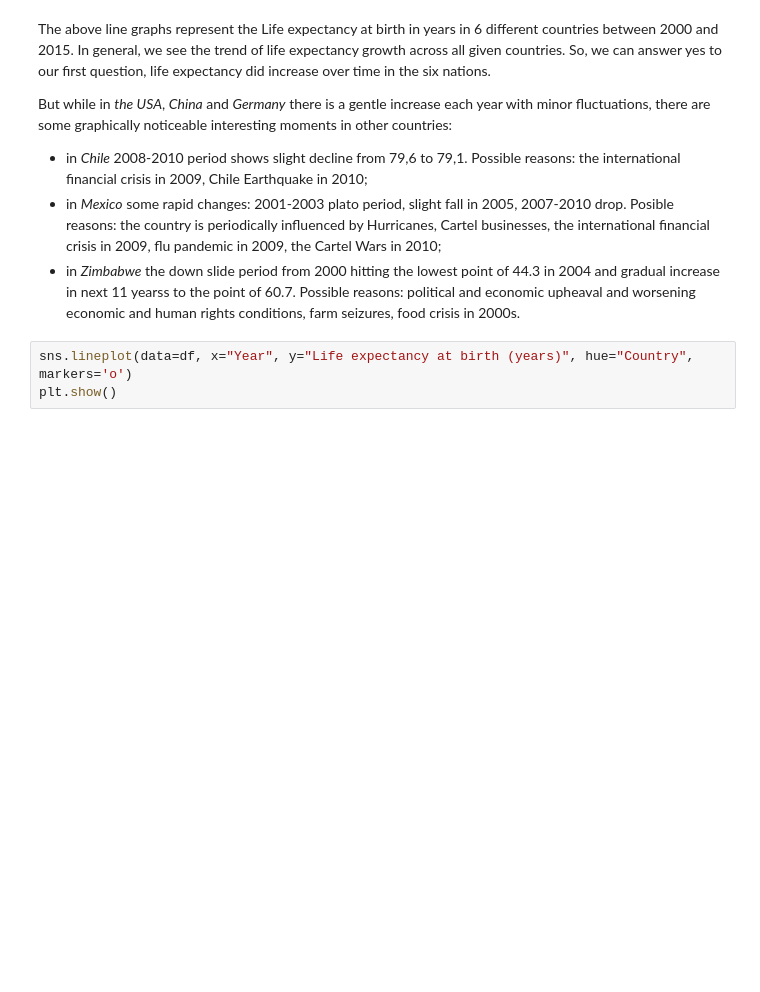
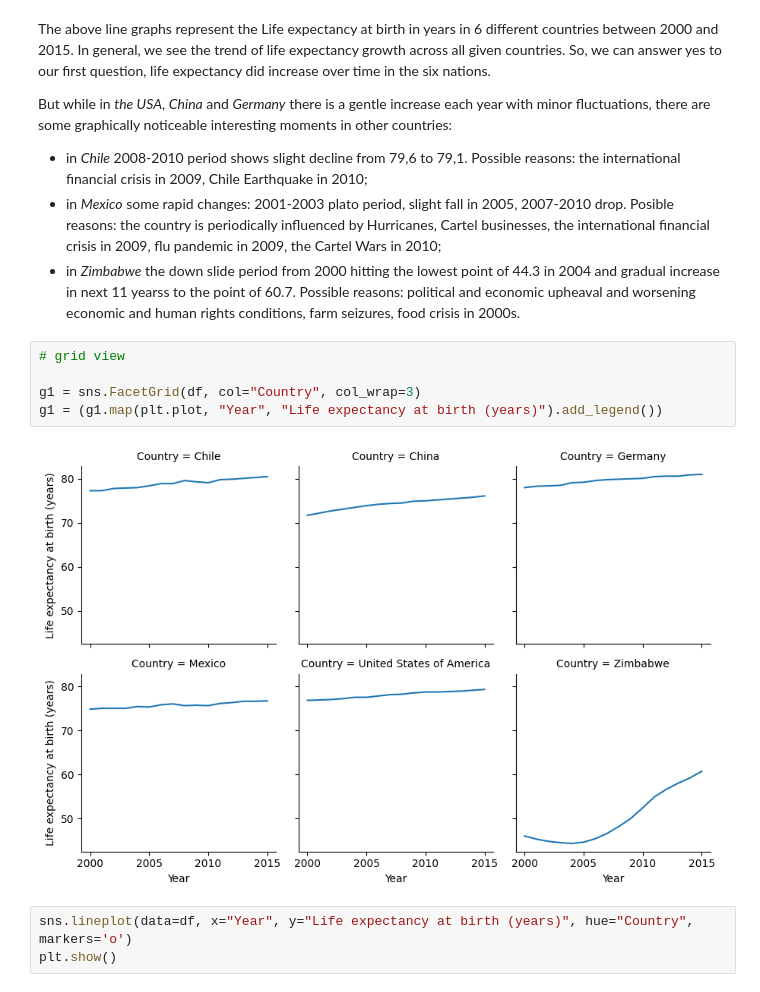
Before and after one commit to AnaKormilt/Data-Visualization-for-WHO-data-, a Jupyter notebook: life_expectancy_gdp.ipynb, the cells around one changed output. Saved outputs shown, nothing was run; the diff lists cells and outputs as text; blank space fills up the shorter version.

```diff
--- a/life_expectancy_gdp.ipynb
+++ b/life_expectancy_gdp.ipynb
@@ -125,6 +125,13 @@ there are some graphically noticeable interesting moments in other countries:
 - in *Chile* 2008-2010 period shows slight decline from 79,6 to 79,1. Possible reasons: the international financial crisis in 2009, Chile Earthquake in 2010;
 - in *Mexico* some rapid changes: 2001-2003 plato period, slight fall in 2005, 2007-2010 drop. Posible reasons: the country is periodically influenced by Hurricanes, Cartel businesses, the international financial crisis in 2009, flu pandemic in 2009, the Cartel Wars in 2010;
 - in *Zimbabwe* the down slide period from 2000 hitting the lowest point of 44.3 in 2004 and gradual increase in next 11 yearss to the point of 60.7. Possible reasons: political and economic upheaval and worsening economic and human rights conditions, farm seizures, food crisis in 2000s.
+# %%
+# grid view
+
+g1 = sns.FacetGrid(df, col="Country", col_wrap=3)
+g1 = (g1.map(plt.plot, "Year", "Life expectancy at birth (years)").add_legend())
+# %% [output]
+[figure, added]
 # %%
 sns.lineplot(data=df, x="Year", y="Life expectancy at birth (years)", hue="Country", markers='o')
 plt.show()
```
Also changed, not shown: parts of 7 cells of this notebook.
